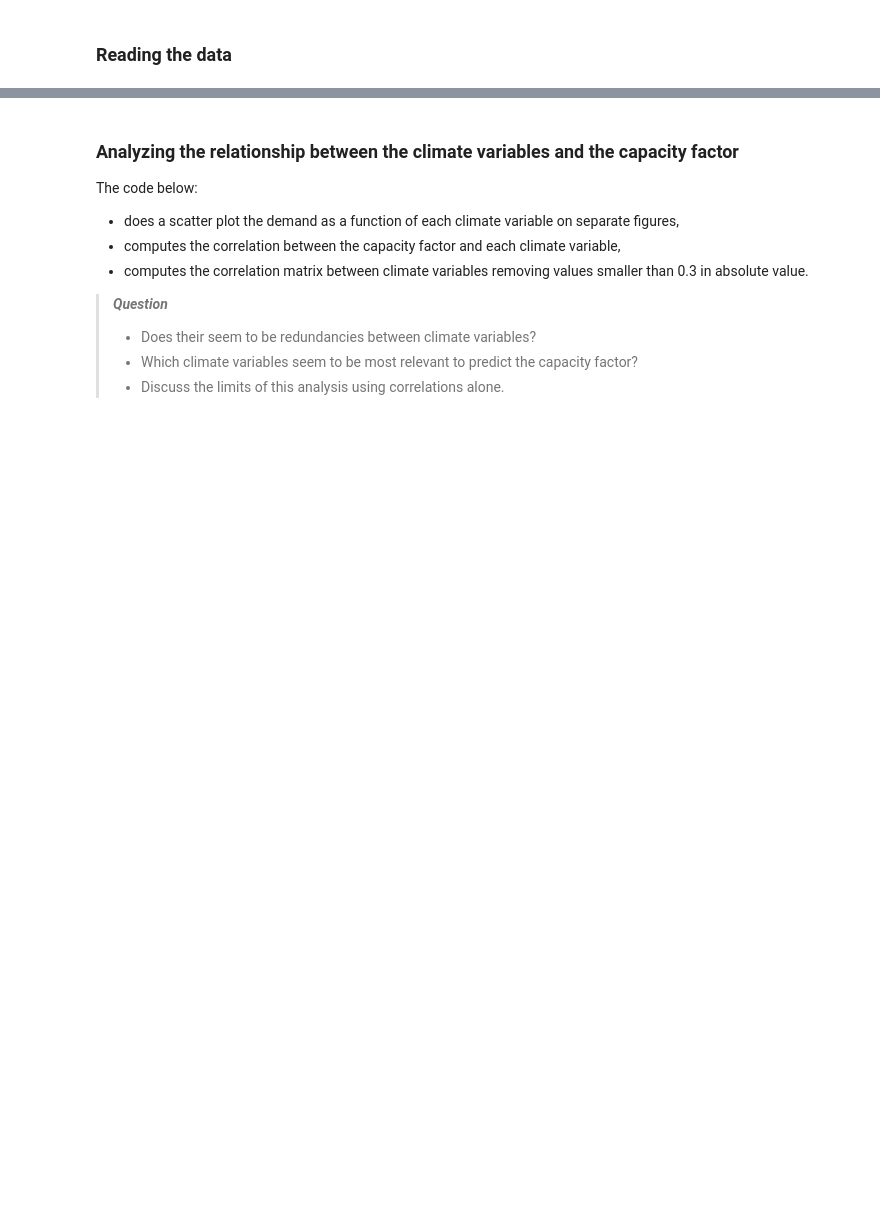
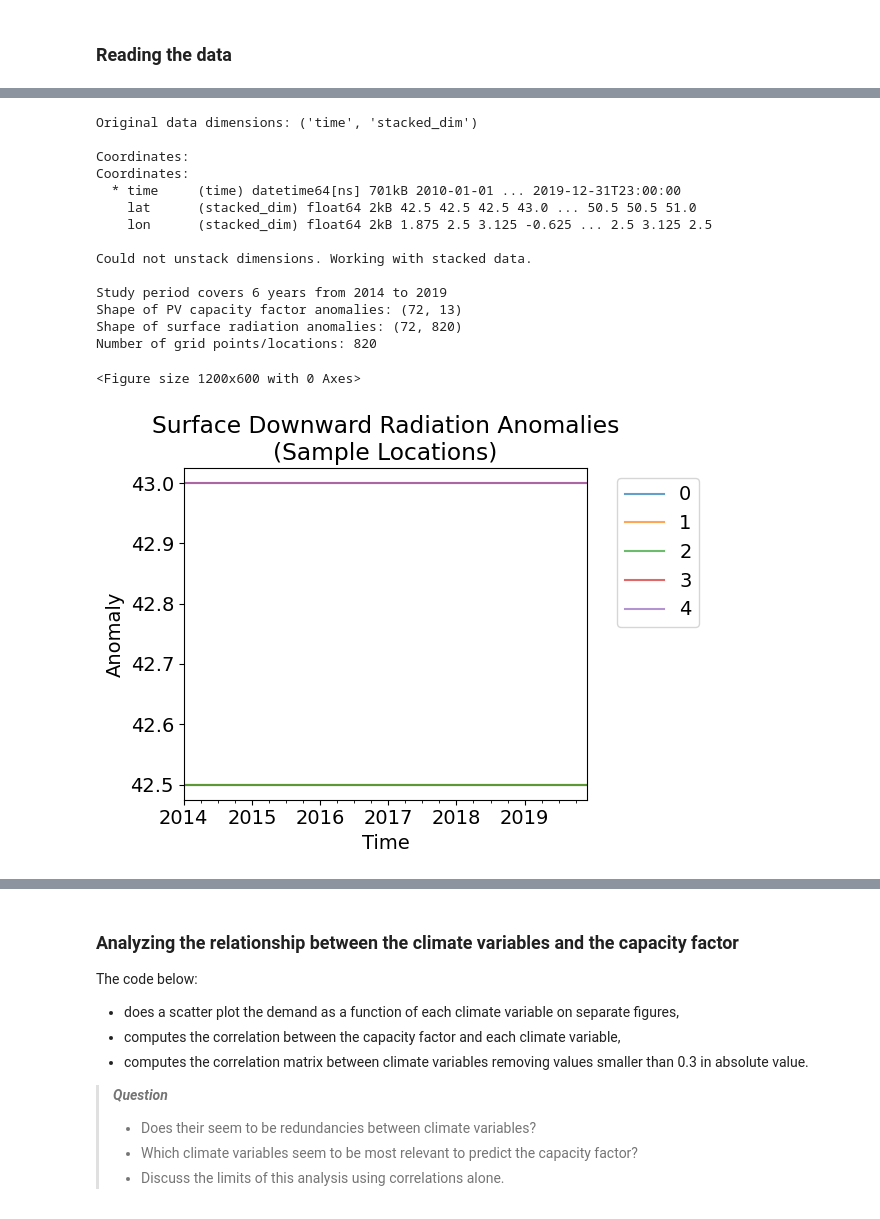
Before and after one commit to jisa98/VRE-Solar, a Jupyter notebook: VRE Project_JodieAfonso.ipynb, the cells around one changed output, grey strips where cells are left out. Saved outputs shown, nothing was run; the diff lists cells and outputs as text; code cells hidden in the pictures; blank space fills up the shorter version.

```diff
--- a/VRE Project_JodieAfonso.ipynb
+++ b/VRE Project_JodieAfonso.ipynb
@@ -593,0 +398,79 @@ plt.show()
+# %%
+# Load the raw surface downward radiation data
+sdr_filepath = Path(data_dir_climate, 'merra2_area_selection_output_surface_downward_radiation_merra2_2010-2019.nc')
+ds_sdr = xr.load_dataset(sdr_filepath)
+da_sdr = ds_sdr['surface_downward_radiation']
+
+# First, let's examine the structure
+print("Original data dimensions:", da_sdr.dims)
+print("\nCoordinates:")
+print(da_sdr.coords)
+
+# If data is stacked, try to unstack it first
+if 'stacked_dim' in da_sdr.dims:
+    try:
+        # Method 1: Try to recover original coordinates
+        da_sdr = da_sdr.unstack('stacked_dim')
+    except:
+        # Method 2: If that doesn't work, we'll work with stacked dimensions
+        print("\nCould not unstack dimensions. Working with stacked data.")
+
+        # Remove seasonal cycle from surface downward radiation
+        gp_sdr_cycle = da_sdr.groupby('time.month')
+        da_sdr_anom = gp_sdr_cycle - gp_sdr_cycle.mean('time')
+
+        # Convert to DataFrame with stacked points as columns
+        df_sdr_anom = (da_sdr_anom
+                      .to_dataframe('surface_downward_radiation')
+                      .unstack('stacked_dim'))
+
+        if isinstance(df_sdr_anom.columns, pd.MultiIndex):
+            df_sdr_anom.columns = df_sdr_anom.columns.droplevel(0)
+
+# Process PV capacity factor data
+da_pvcf_reg = df_pvcf_monthly.to_xarray()
+gp_pvcf_cycle = da_pvcf_reg.groupby('time.month')
+da_pvcf_anom = gp_pvcf_cycle - gp_pvcf_cycle.mean('time')
+df_pvcf_anom = da_pvcf_anom.to_dataframe()
+
+# Select common time index
+idx = df_sdr_anom.index.intersection(df_pvcf_anom.index)
+df_sdr_anom = df_sdr_anom.loc[idx]
+df_pvcf_anom = df_pvcf_anom.loc[idx]
+
+# Calculate study period
+time = df_pvcf_anom.index
+n_years = time.year.max() - time.year.min() + 1
+
+# Print information
+print(f"\nStudy period covers {n_years} years from {time.year.min()} to {time.year.max()}")
+print("Shape of PV capacity factor anomalies:", df_pvcf_anom.shape)
+print("Shape of surface radiation anomalies:", df_sdr_anom.shape)
+print(f"Number of grid points/locations: {df_sdr_anom.shape[1]}")
+
+# Visualize sample of locations
+plt.figure(figsize=(12, 6))
+df_sdr_anom.iloc[:, :5].plot(alpha=0.7)
+plt.title('Surface Downward Radiation Anomalies\n(Sample Locations)')
+plt.xlabel('Time')
+plt.ylabel('Anomaly')
+plt.legend(bbox_to_anchor=(1.05, 1), loc='upper left')
+plt.tight_layout()
+plt.show()
+# %% [output]
+Original data dimensions: ('time', 'stacked_dim')
+
+Coordinates:
+Coordinates:
+  * time     (time) datetime64[ns] 701kB 2010-01-01 ... 2019-12-31T23:00:00
+    lat      (stacked_dim) float64 2kB 42.5 42.5 42.5 43.0 ... 50.5 50.5 51.0
+    lon      (stacked_dim) float64 2kB 1.875 2.5 3.125 -0.625 ... 2.5 3.125 2.5
+
+Could not unstack dimensions. Working with stacked data.
+
+Study period covers 6 years from 2014 to 2019
+Shape of PV capacity factor anomalies: (72, 13)
+Shape of surface radiation anomalies: (72, 820)
+Number of grid points/locations: 820
+<Figure size 1200x600 with 0 Axes>
+[figure, added]
```
Also changed, not shown: parts of 23 cells of this notebook.
